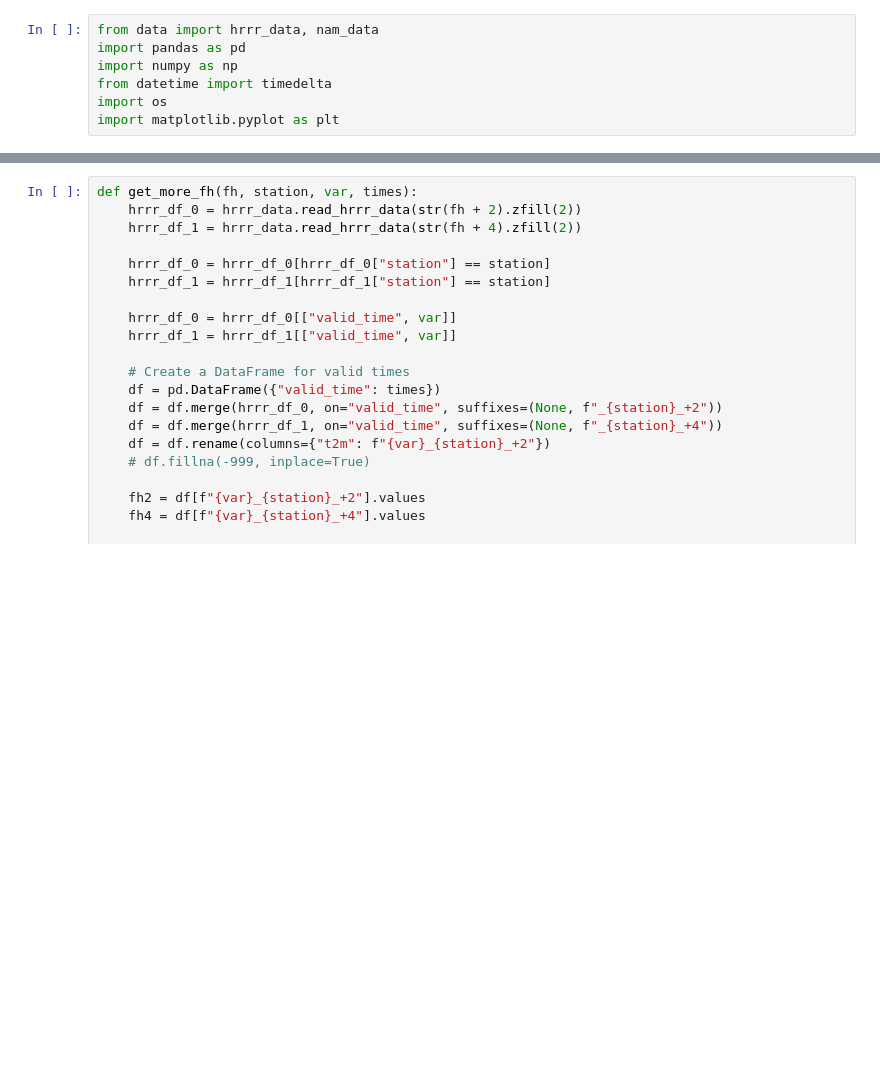
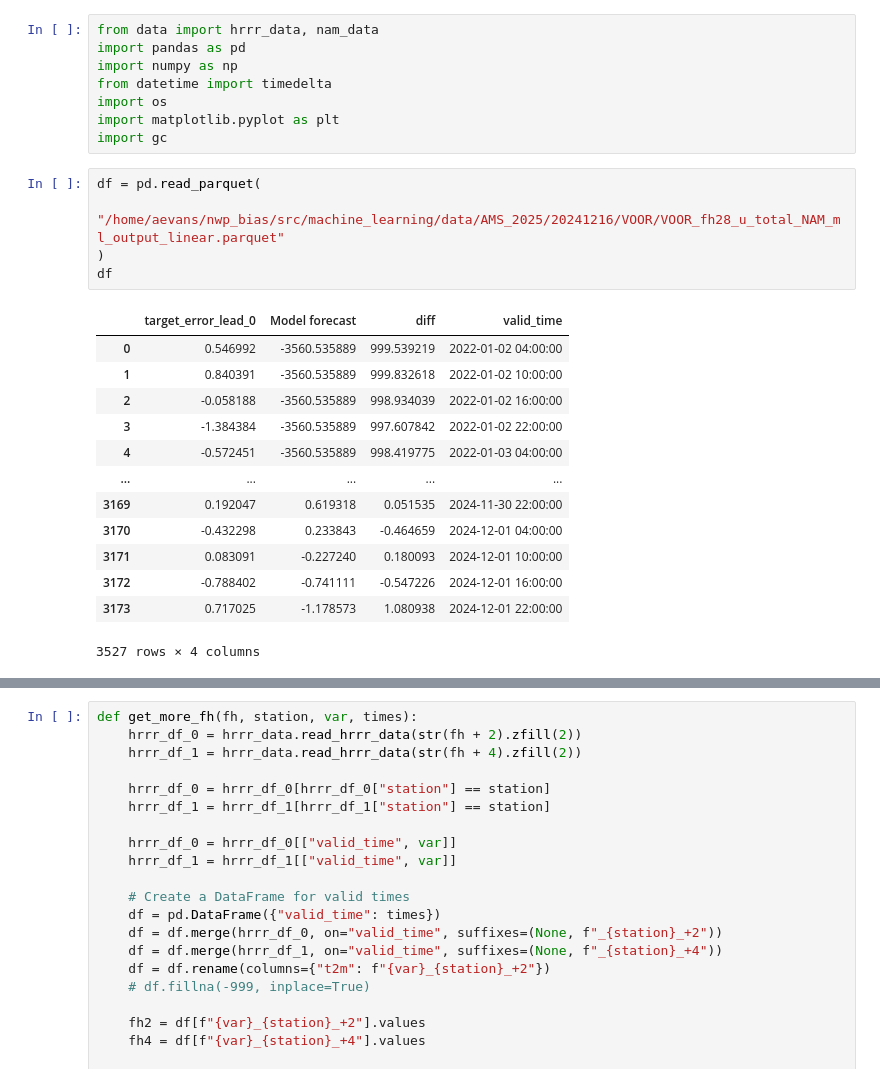
Before and after one commit to shmaronshmevans/nwp_bias, a Jupyter notebook: src/machine_learning/notebooks/scratch.ipynb, the cells around one changed output, grey strips where cells are left out. Saved outputs shown, nothing was run; the diff lists cells and outputs as text; blank space fills up the shorter version.

```diff
--- a/src/machine_learning/notebooks/scratch.ipynb
+++ b/src/machine_learning/notebooks/scratch.ipynb
@@ -18,6 +15,26 @@ import numpy as np
 from datetime import timedelta
 import os
 import matplotlib.pyplot as plt
+import gc
+# %%
+df = pd.read_parquet(
+    "/home/aevans/nwp_bias/src/machine_learning/data/AMS_2025/20241216/VOOR/VOOR_fh28_u_total_NAM_ml_output_linear.parquet"
+)
+df
+# %% [output]
+|  | target_error_lead_0 | Model forecast | diff | valid_time |
+| 0 | 0.546992 | -3560.535889 | 999.539219 | 2022-01-02 04:00:00 |
+| 1 | 0.840391 | -3560.535889 | 999.832618 | 2022-01-02 10:00:00 |
+| 2 | -0.058188 | -3560.535889 | 998.934039 | 2022-01-02 16:00:00 |
+| 3 | -1.384384 | -3560.535889 | 997.607842 | 2022-01-02 22:00:00 |
+| 4 | -0.572451 | -3560.535889 | 998.419775 | 2022-01-03 04:00:00 |
+| ... | ... | ... | ... | ... |
+| 3169 | 0.192047 | 0.619318 | 0.051535 | 2024-11-30 22:00:00 |
+| 3170 | -0.432298 | 0.233843 | -0.464659 | 2024-12-01 04:00:00 |
+| 3171 | 0.083091 | -0.227240 | 0.180093 | 2024-12-01 10:00:00 |
+| 3172 | -0.788402 | -0.741111 | -0.547226 | 2024-12-01 16:00:00 |
+| 3173 | 0.717025 | -1.178573 | 1.080938 | 2024-12-01 22:00:00 |
+3527 rows × 4 columns
 # %%
 nysm_clim = pd.read_csv("/home/aevans/nwp_bias/src/landtype/data/nysm.csv")
 clim_div = nysm_clim["climate_division_name"].unique()
```
Also changed, not shown: parts of 37 cells of this notebook, 19 other files.
